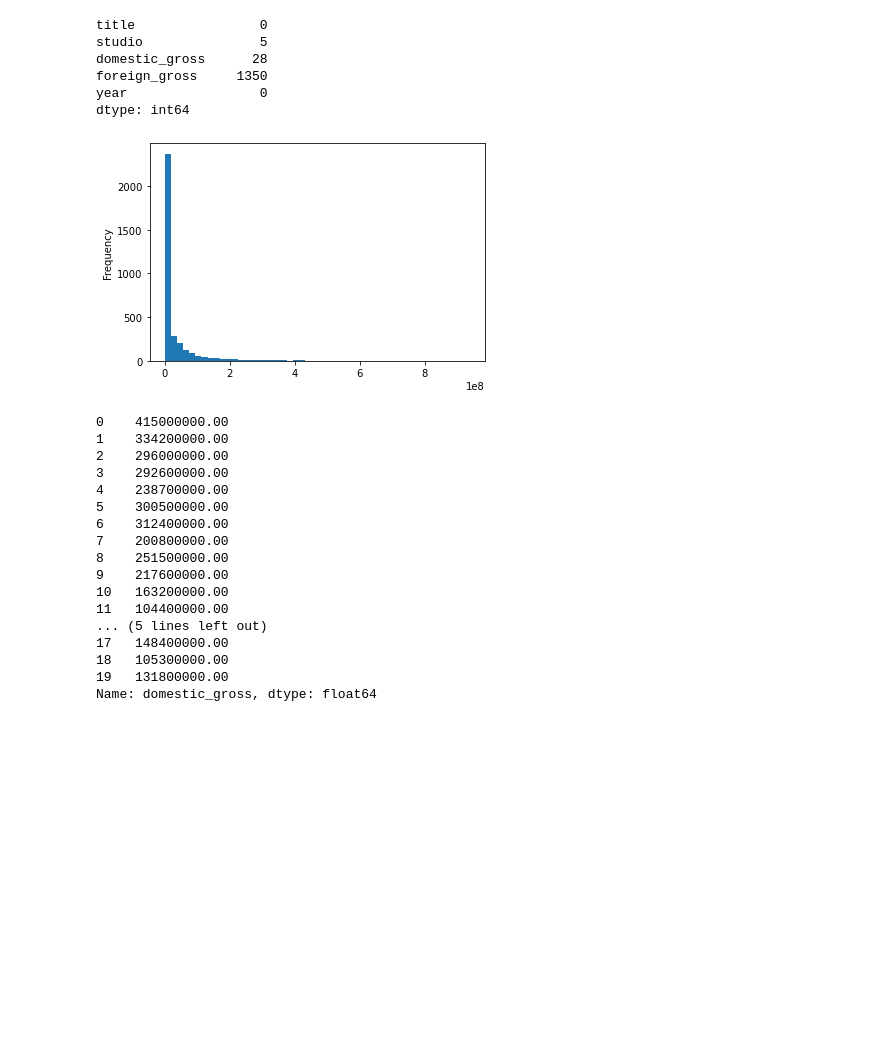
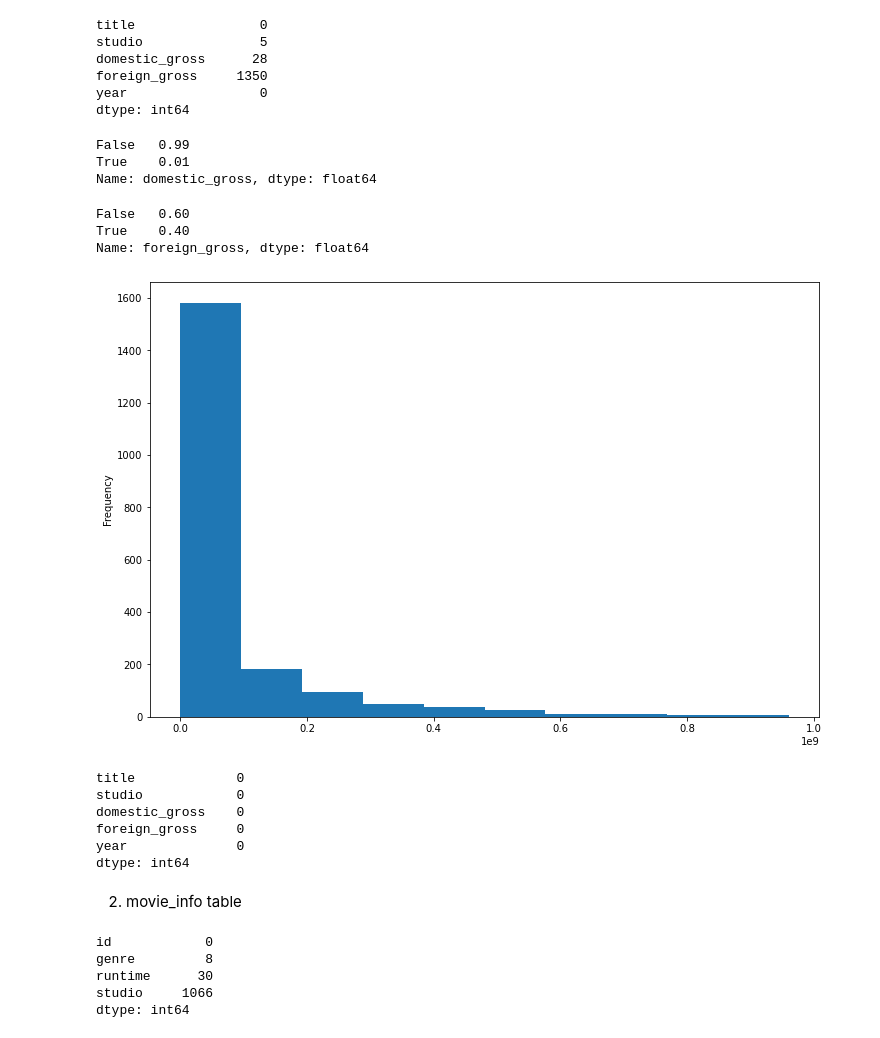
Before and after one commit to mikabenson/PHASE2_PROJECT-inferential-statistics-, a Jupyter notebook: notebooks/grace.ipynb, the cells around one changed output. Cells and saved outputs as stored; diff of their text form; code cells hidden in the pictures; blank space fills up the shorter version.

```diff
--- a/notebooks/grace.ipynb
+++ b/notebooks/grace.ipynb
@@ -229,26 +468,47 @@ dtype: int64
 df_movie_gross.dropna(subset='studio',inplace=True)
-# %%
-#domestic_gross column
-df_movie_gross['domestic_gross'].plot(kind='hist',bins=50);
-# %% [output]
-[figure, removed]
-# %%
-df_movie_gross['domestic_gross'].sort_index().head(20)
-# %% [output]
-0    415000000.00
-1    334200000.00
-2    296000000.00
-3    292600000.00
-4    238700000.00
-5    300500000.00
-6    312400000.00
-7    200800000.00
-8    251500000.00
-9    217600000.00
-10   163200000.00
-11   104400000.00
-... (5 lines left out)
-17   148400000.00
-18   105300000.00
-19   131800000.00
-Name: domestic_gross, dtype: float64
+# %%
+#domestic_gross column
+print(df_movie_gross['domestic_gross'].isna().value_counts(normalize=True)) #drop since missing values is just 0.01%
+df_movie_gross.dropna(subset='domestic_gross',inplace=True)
+# %% [output]
+False   0.99
+True    0.01
+Name: domestic_gross, dtype: float64
+# %%
+#foreign_gross column
+df_movie_gross['foreign_gross'].isna().value_counts(normalize=True)
+# %% [output]
+False   0.60
+True    0.40
+Name: foreign_gross, dtype: float64
+# %%
+#comvert foreign_gross to numeric
+df_movie_gross['foreign_gross'] = df_movie_gross['foreign_gross'].str.replace(',','') #remove comma that was bringing errors in conversion
+df_movie_gross['foreign_gross'] = pd.to_numeric(df_movie_gross['foreign_gross'])
+# %%
+#data is postively skewed, will replace with median
+df_movie_gross['foreign_gross'].plot(kind='hist',figsize=(12,8));
+movie_gross_foreign_median  = df_movie_gross['foreign_gross'].median()
+df_movie_gross['foreign_gross'].fillna(movie_gross_foreign_median,inplace=True)
+# %% [output]
+[figure, added]
+# %%
+df_movie_gross.isna().sum() #no missing values for our table
+# %% [output]
+title             0
+studio            0
+domestic_gross    0
+foreign_gross     0
+year              0
+dtype: int64
+# %% [markdown]
+2. movie_info table
+# %%
+df_movie_info = df_movie_info[['id','genre','runtime','studio']]  #only need id,genre,runtime and studio columns
+df_movie_info.isna().sum()
+# %% [output]
+id            0
+genre         8
+runtime      30
+studio     1066
+dtype: int64
```
Also changed, not shown: parts of 59 cells of this notebook.
